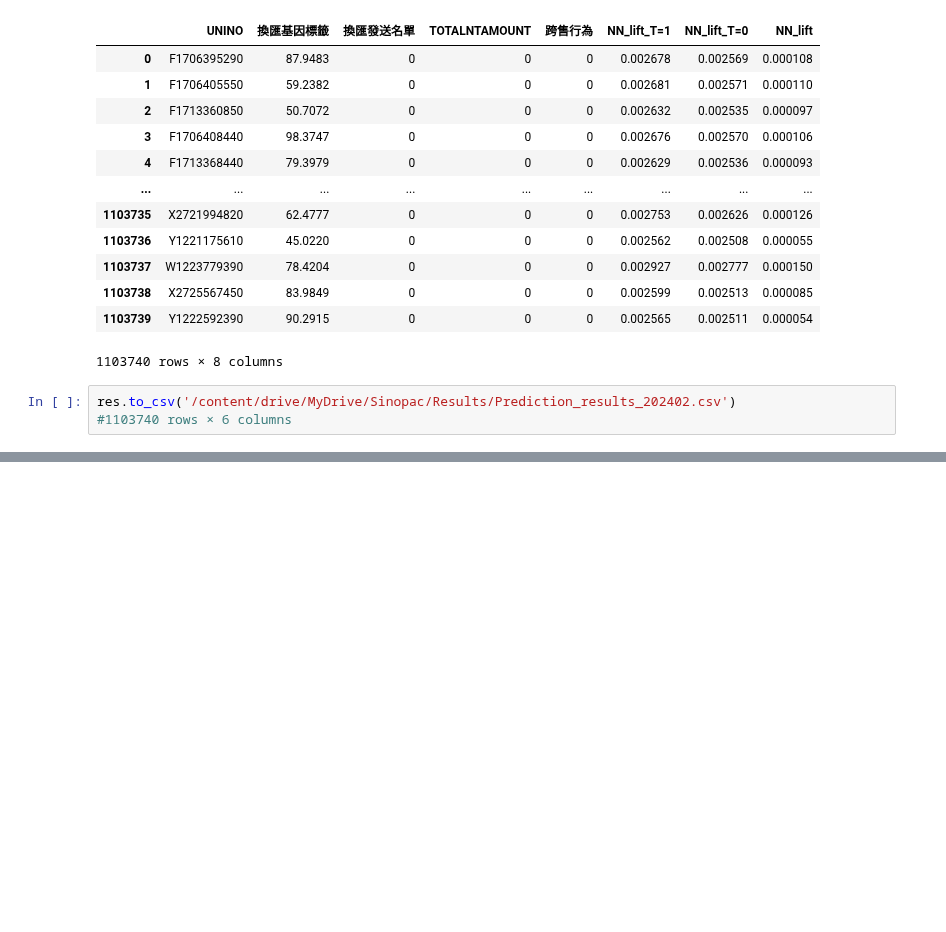
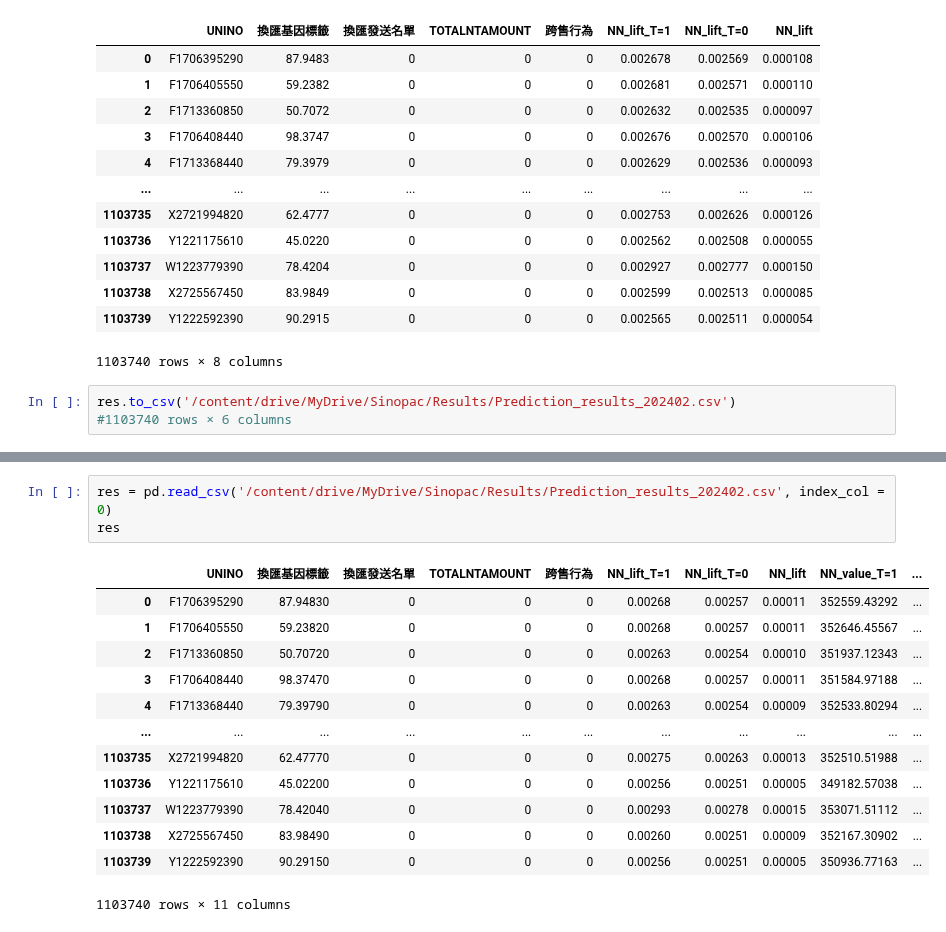
Before and after one commit to sssylvia0/Uplift_Model, a Jupyter notebook: NN.ipynb, the cells around one changed output, grey strips where cells are left out. Drawn from its saved outputs; the diff is of its cells as text; blank space fills up the shorter version.

```diff
--- a/NN.ipynb
+++ b/NN.ipynb
@@ -815,0 +1104,17 @@ InvalidIndexError: (slice(None, None, None), 152)
+# %%
+res = pd.read_csv('/content/drive/MyDrive/Sinopac/Results/Prediction_results_202402.csv', index_col = 0)
+res
+# %% [output]
+|  | UNINO | 換匯基因標籤 | 換匯發送名單 | TOTALNTAMOUNT | 跨售行為 | NN_lift_T=1 | NN_lift_T=0 | NN_lift | NN_value_T=1 | ... |
+| 0 | F1706395290 | 87.94830 | 0 | 0 | 0 | 0.00268 | 0.00257 | 0.00011 | 352559.43292 | ... |
+| 1 | F1706405550 | 59.23820 | 0 | 0 | 0 | 0.00268 | 0.00257 | 0.00011 | 352646.45567 | ... |
+| 2 | F1713360850 | 50.70720 | 0 | 0 | 0 | 0.00263 | 0.00254 | 0.00010 | 351937.12343 | ... |
+| 3 | F1706408440 | 98.37470 | 0 | 0 | 0 | 0.00268 | 0.00257 | 0.00011 | 351584.97188 | ... |
+| 4 | F1713368440 | 79.39790 | 0 | 0 | 0 | 0.00263 | 0.00254 | 0.00009 | 352533.80294 | ... |
+| ... | ... | ... | ... | ... | ... | ... | ... | ... | ... | ... |
+| 1103735 | X2721994820 | 62.47770 | 0 | 0 | 0 | 0.00275 | 0.00263 | 0.00013 | 352510.51988 | ... |
+| 1103736 | Y1221175610 | 45.02200 | 0 | 0 | 0 | 0.00256 | 0.00251 | 0.00005 | 349182.57038 | ... |
+| 1103737 | W1223779390 | 78.42040 | 0 | 0 | 0 | 0.00293 | 0.00278 | 0.00015 | 353071.51112 | ... |
+| 1103738 | X2725567450 | 83.98490 | 0 | 0 | 0 | 0.00260 | 0.00251 | 0.00009 | 352167.30902 | ... |
+| 1103739 | Y1222592390 | 90.29150 | 0 | 0 | 0 | 0.00256 | 0.00251 | 0.00005 | 350936.77163 | ... |
+1103740 rows × 11 columns
```
Also changed, not shown: parts of 36 cells of this notebook.
